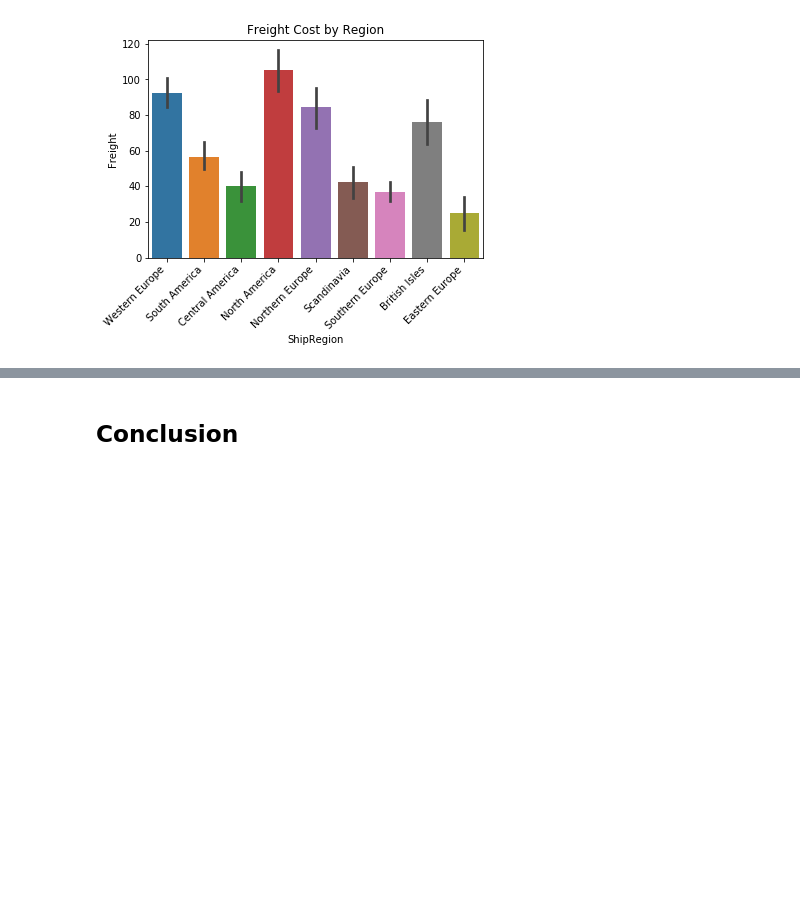
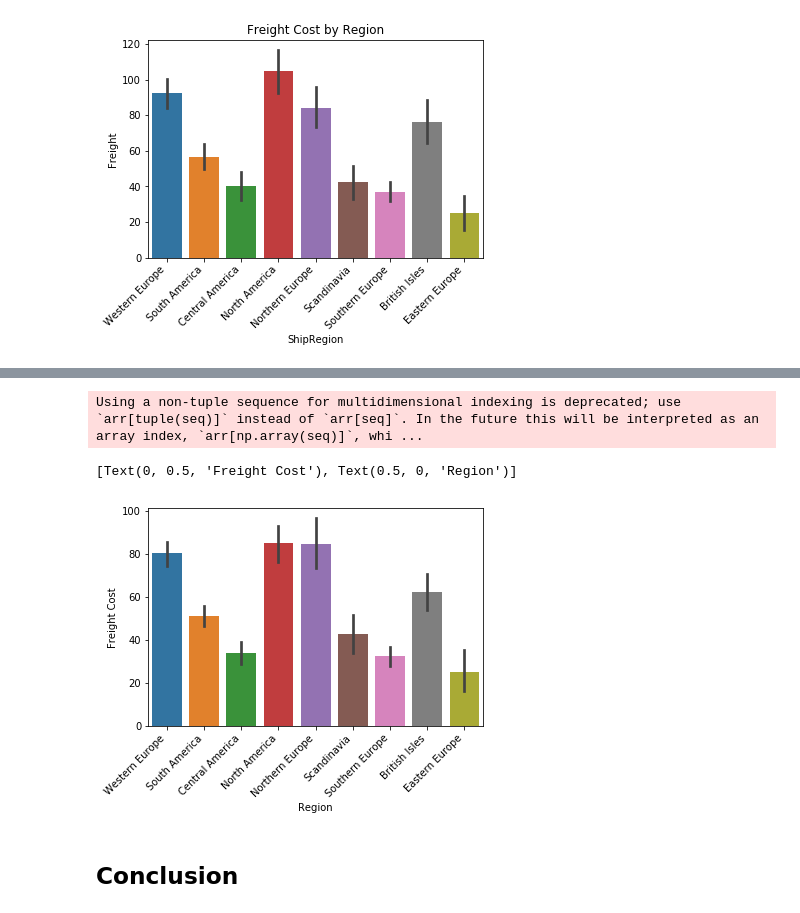
Before and after one commit to jdsmithwes/hypothesis_testing_workflow_python, a Jupyter notebook: student.ipynb, the cells around one changed output, grey strips where cells are left out. Drawn from its saved outputs; the diff is of its cells as text; code cells hidden in the pictures; blank space fills up the shorter version.

```diff
--- a/student.ipynb
+++ b/student.ipynb
@@ -704,4 +789,7 @@ def prep_data_for_tukeys(data):
 
         grp_df['group'] = k
         df_tukey=pd.concat([df_tukey,grp_df],axis=0)
+
+    df_tukey['data'] = df_tukey['data'].astype(float)
+    df_tukey['group'] = df_tukey['group'].astype(str)
     return df_tukey
@@ -717,0 +796,3 @@ TypeError: Cannot cast array data from dtype('O') to dtype('float64') according
+# %%
+df_tukey = prep_data_for_tukeys(groups)
+df_tukey.head()
@@ -718,3 +838,11 @@ TypeError: Cannot cast array data from dtype('O') to dtype('float64') according
+# %%
+ax = sns.barplot(data = df_tukey, x = 'group',y = 'data', ci = 68)
+ax.set_xticklabels(ax.get_xticklabels(),rotation = 45,ha = 'right')
+ax.set(ylabel='Freight Cost', xlabel = 'Region')
+# %% [output]
+Using a non-tuple sequence for multidimensional indexing is deprecated; use `arr[tuple(seq)]` instead of `arr[seq]`. In the future this will be interpreted as an array index, `arr[np.array(seq)]`, whi ...
+[Text(0, 0.5, 'Freight Cost'), Text(0.5, 0, 'Region')]
+[figure, added]
 # %% [markdown]
 ## Conclusion
 # %% [markdown]
```
Also changed, not shown: parts of 24 cells of this notebook.
